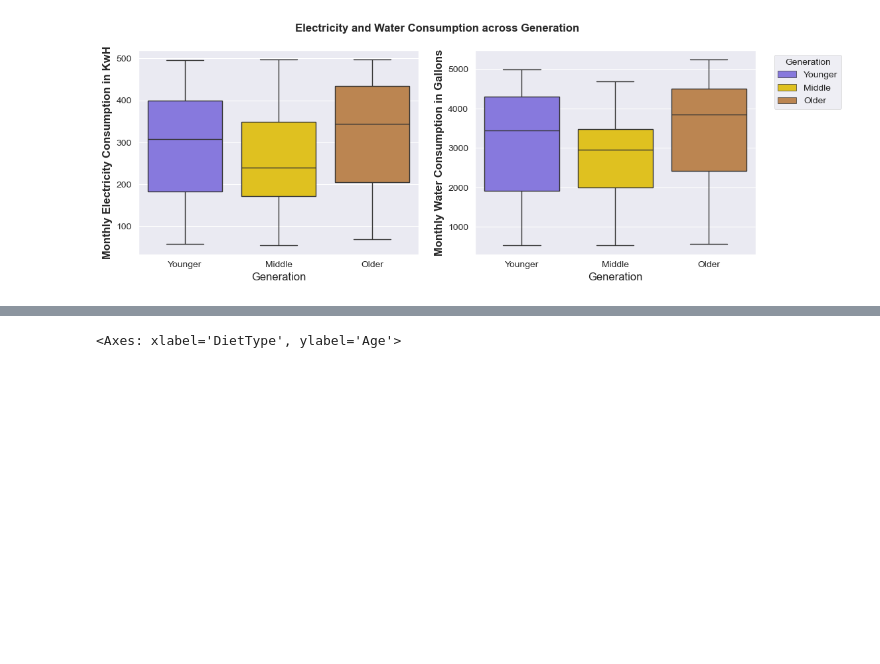
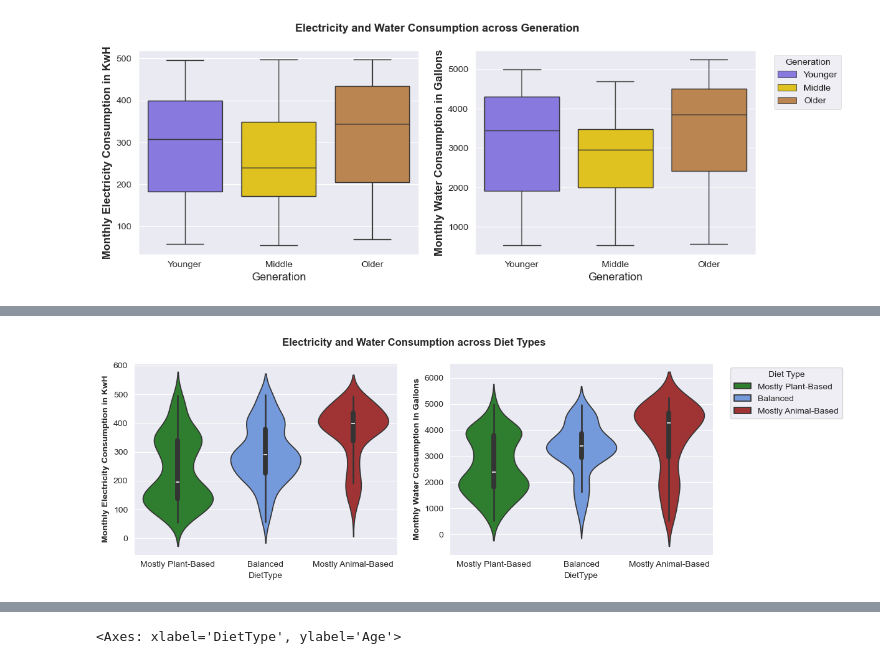
Before and after one commit to benmanzano/Data-Analysis-with-Python, a Jupyter notebook: PythonProject.ipynb, the cells around one changed output, grey strips where cells are left out. Cells and saved outputs as stored; diff of their text form; code cells hidden in the pictures; blank space fills up the shorter version.

```diff
--- a/PythonProject.ipynb
+++ b/PythonProject.ipynb
@@ -207,0 +224,20 @@ ax_W.legend([handlesW[i] for i in order],[labelsW[i] for i in order],
+# %%
+fig, (ax1,ax2)= plt.subplots(1,2, figsize=(12,4))
+
+sns.violinplot(data = df, x = 'DietType', y = 'MonthlyElectricityConsumption',
+               hue='DietType', palette=color_map, legend=False, ax=ax1)
+ax1.set_ylabel('Monthly Electricity Consumption in KwH',weight = 'bold')
+
+sns.violinplot(data = df, x = 'DietType', y = 'MonthlyWaterConsumption',
+               hue='DietType', palette=color_map, legend=True, ax=ax2)
+ax2.set_ylabel('Monthly Water Consumption in Gallons',weight = 'bold')
+plt.suptitle('Electricity and Water Consumption across Diet Types',weight = 'bold')
+
+ax2.legend(title='Diet Type',
+          bbox_to_anchor=(1.05,1),
+          loc=('upper left'))
+plt.savefig('violinplot_diettype_electricitywater.png', dpi=100, bbox_inches='tight')
+
+plt.show()
+# %% [output]
+[figure, added]
```
Also changed, not shown: parts of 6 cells of this notebook.
